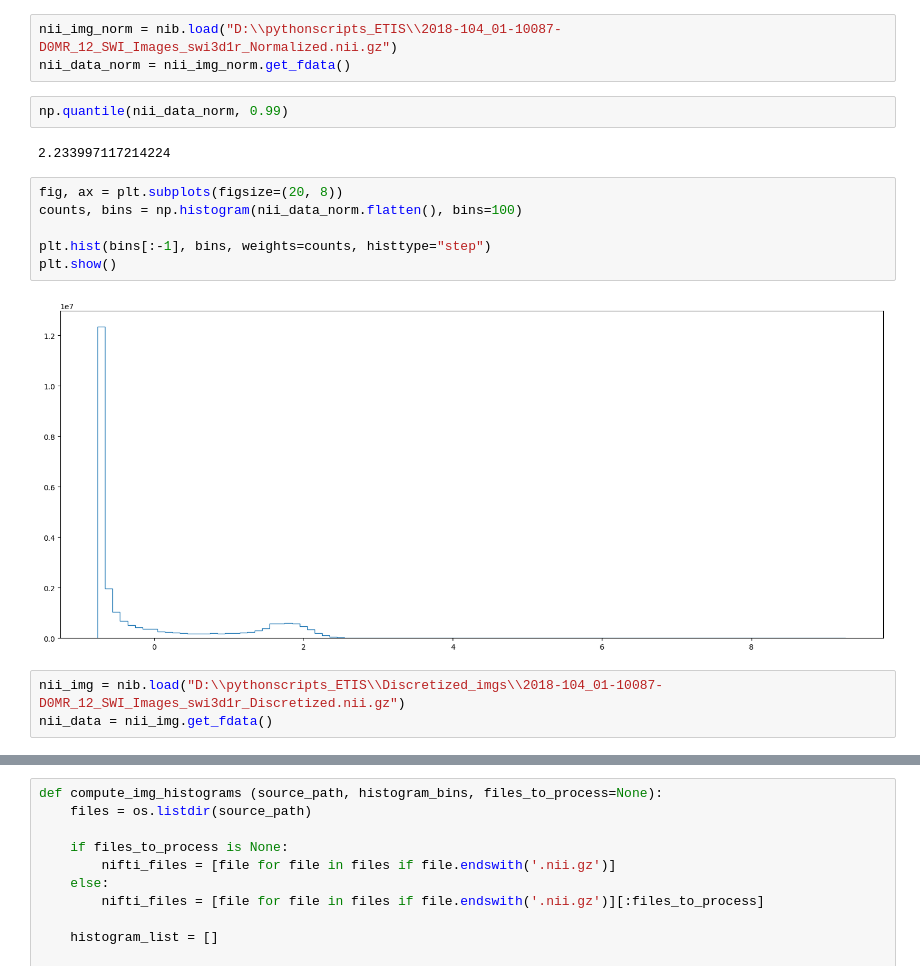
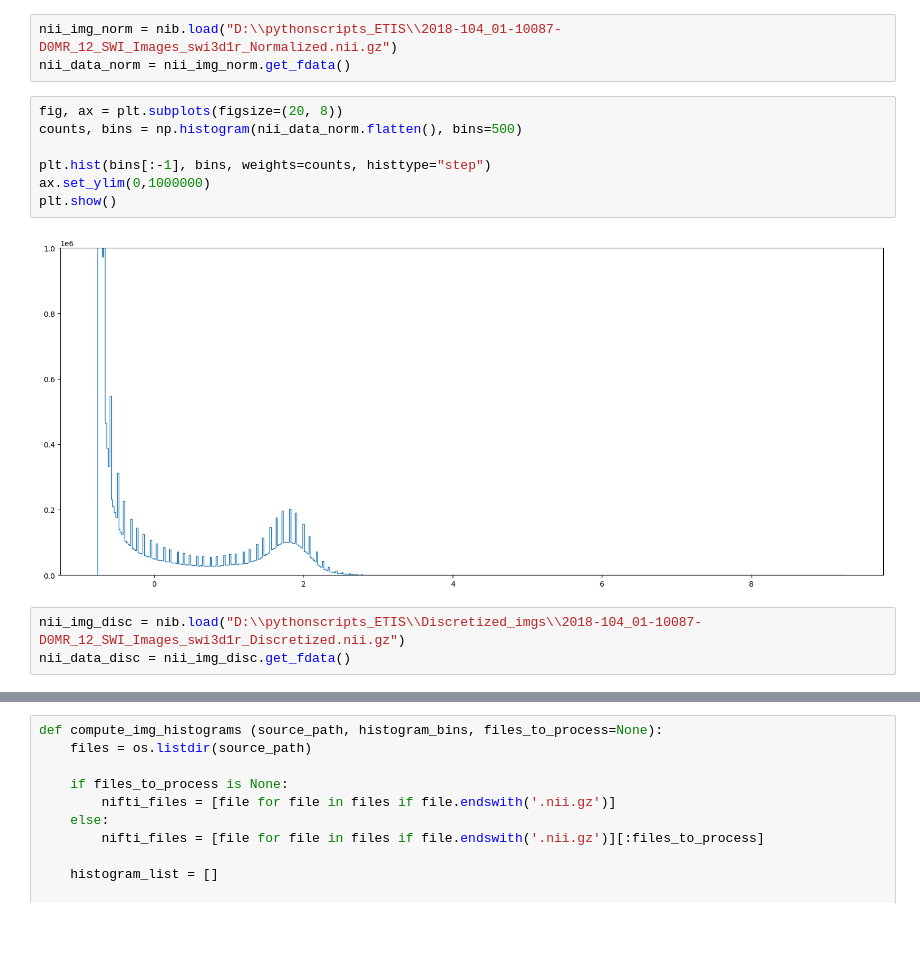
Before and after one commit to drci-foch/ETIS-Image, a Jupyter notebook: algo/preprocessing/Image_Discretization.ipynb, the cells around one changed output, grey strips where cells are left out. Saved outputs shown, nothing was run; the diff lists cells and outputs as text; blank space fills up the shorter version.

```diff
--- a/algo/preprocessing/Image_Discretization.ipynb
+++ b/algo/preprocessing/Image_Discretization.ipynb
@@ -60,19 +65,16 @@ Renamed: 2018-104_01-10118-D0MR_12_SWI_Images_swi3d1r_Normalized_Discretized.nii
 # %%
 nii_img_norm = nib.load("D:\\pythonscripts_ETIS\\2018-104_01-10087-D0MR_12_SWI_Images_swi3d1r_Normalized.nii.gz")
 nii_data_norm = nii_img_norm.get_fdata()
-# %%
-np.quantile(nii_data_norm, 0.99)
-# %% [output]
-2.233997117214224
 # %%
 fig, ax = plt.subplots(figsize=(20, 8))
-counts, bins = np.histogram(nii_data_norm.flatten(), bins=100)
+counts, bins = np.histogram(nii_data_norm.flatten(), bins=500)
 
 plt.hist(bins[:-1], bins, weights=counts, histtype="step")
+ax.set_ylim(0,1000000)
 plt.show()
 # %% [output]
-[figure, old version]
+[figure, new version]
 # %%
-nii_img = nib.load("D:\\pythonscripts_ETIS\\Discretized_imgs\\2018-104_01-10087-D0MR_12_SWI_Images_swi3d1r_Discretized.nii.gz")
-nii_data = nii_img.get_fdata()
+nii_img_disc = nib.load("D:\\pythonscripts_ETIS\\Discretized_imgs\\2018-104_01-10087-D0MR_12_SWI_Images_swi3d1r_Discretized.nii.gz")
+nii_data_disc = nii_img_disc.get_fdata()
 # %%
```
Also changed, not shown: parts of 8 cells of this notebook.
